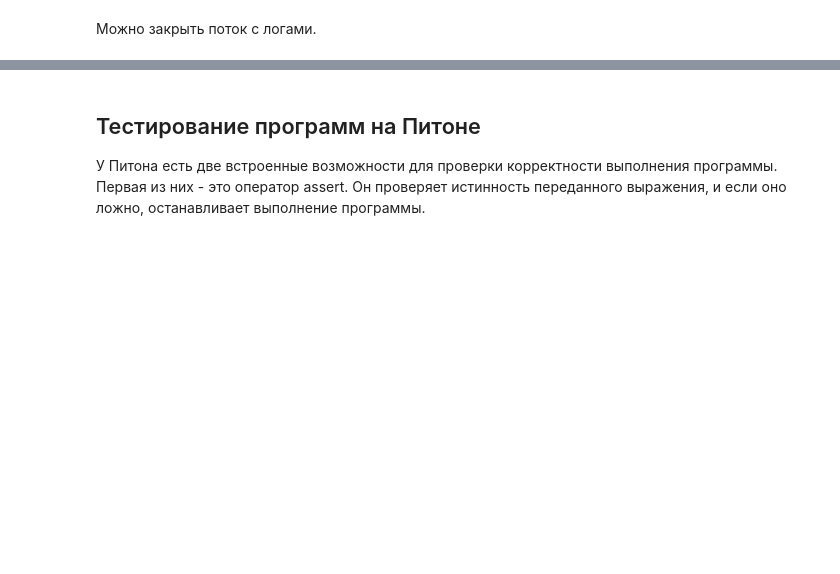
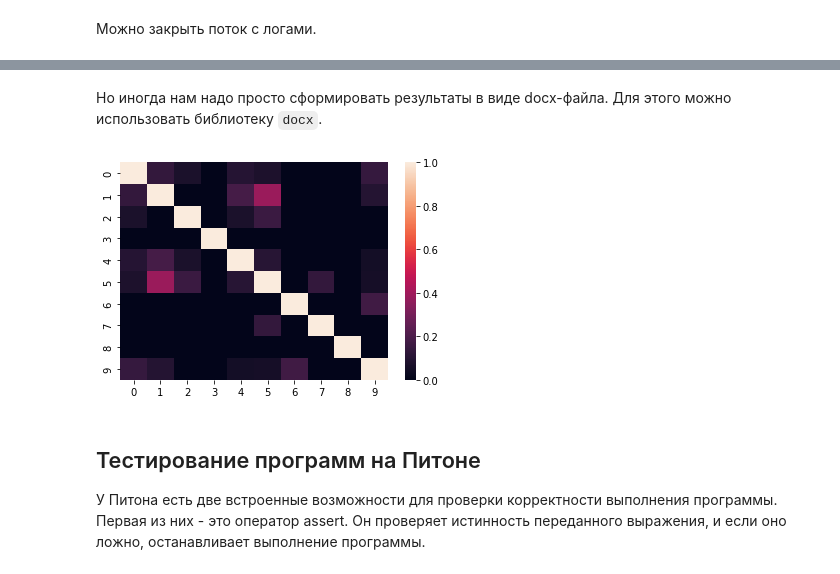
Before and after one commit to klyshinsky/Object_Oriented_Python_2022_23, a Jupyter notebook: lecture_20221022_unittest.ipynb, the cells around one changed output, grey strips where cells are left out. Drawn from its saved outputs; the diff is of its cells as text; code cells hidden in the pictures; blank space fills up the shorter version.

```diff
--- a/lecture_20221022_unittest.ipynb
+++ b/lecture_20221022_unittest.ipynb
@@ -195,0 +243,2 @@ logging.root.handlers[0].close()
+# %% [markdown]
+Но иногда нам надо просто сформировать результаты в виде docx-файла. Для этого можно использовать библиотеку `docx`.
@@ -196,3 +251,35 @@ logging.root.handlers[0].close()
+# %%
+def save_picture_in_document(data, document) -> None:
+    fig = plt.figure()
+    ax = fig.add_subplot(111)
+    ax = sns.heatmap(data=data, ax=ax)
+    fig.savefig("tmp.png")
+    p = document.add_paragraph()
+    r = p.add_run()
+    r.add_text(f'Some text')
+    p = document.add_paragraph()
+    r = p.add_run()
+    r.add_text(f'data placed here')
+    r.add_picture('tmp.png')
+
+
+    table = document.add_table(rows=data.shape[0], cols=data.shape[1])
+    for i in range(data.shape[0]):
+        for j in range(data.shape[1]):
+            table.cell(i, j).text = str(data[i, j])
+# %%
+cosine_matrix = np.zeros((10, 10))
+vectors = CountVectorizer().fit_transform([t for t in text[10:20]])
+
+for i in range(10):
+    for j in range(10):
+        cosine_matrix[i][j] = cosine_similarity(vectors[i], vectors[j])
+
+document = Document()
+save_picture_in_document(cosine_matrix, document)
+document.save('data/pictures_1.docx')
+# %% [output]
+[figure, added]
 # %% [markdown]
 ## Тестирование программ на Питоне
 
```
Also changed, not shown: parts of 16 cells of this notebook.
